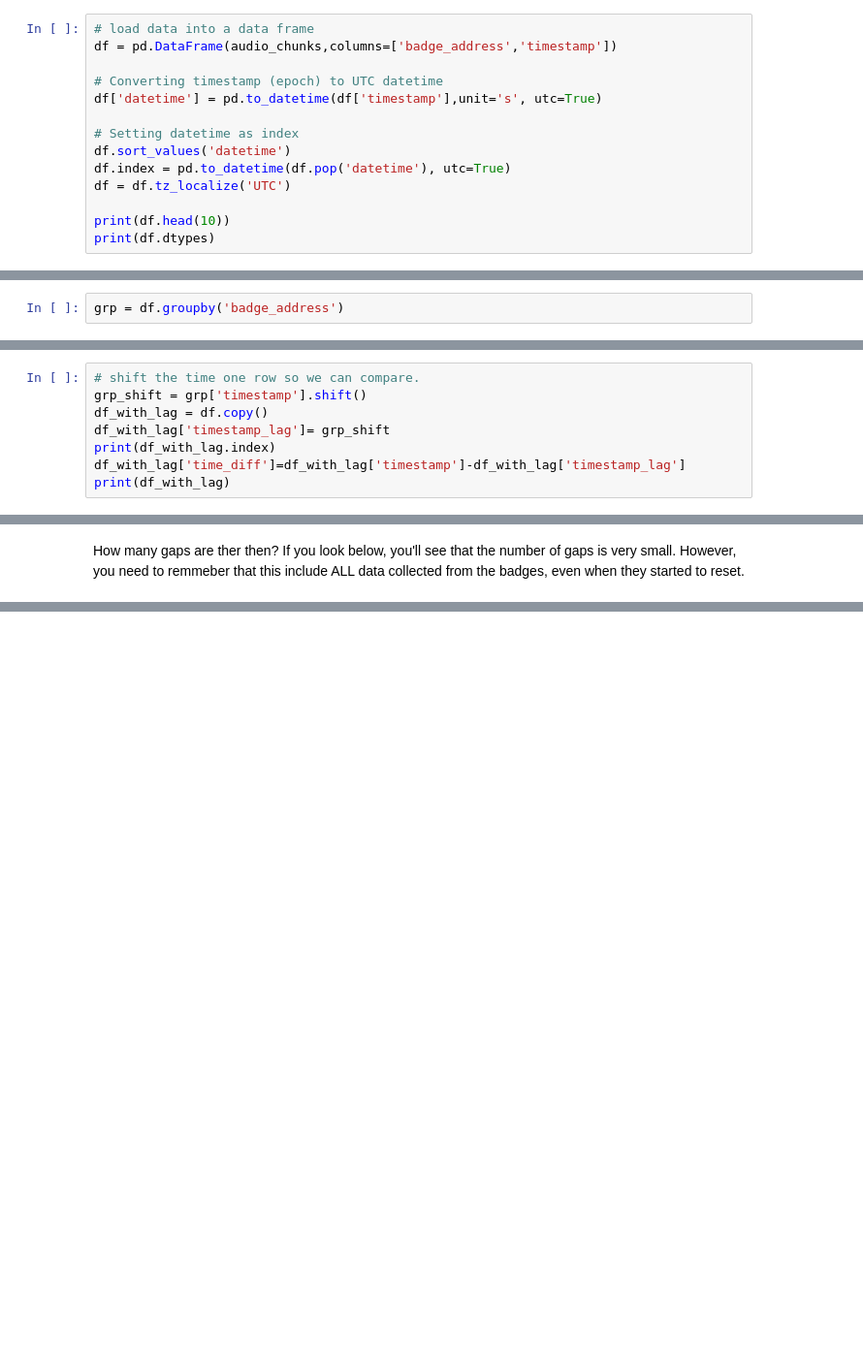
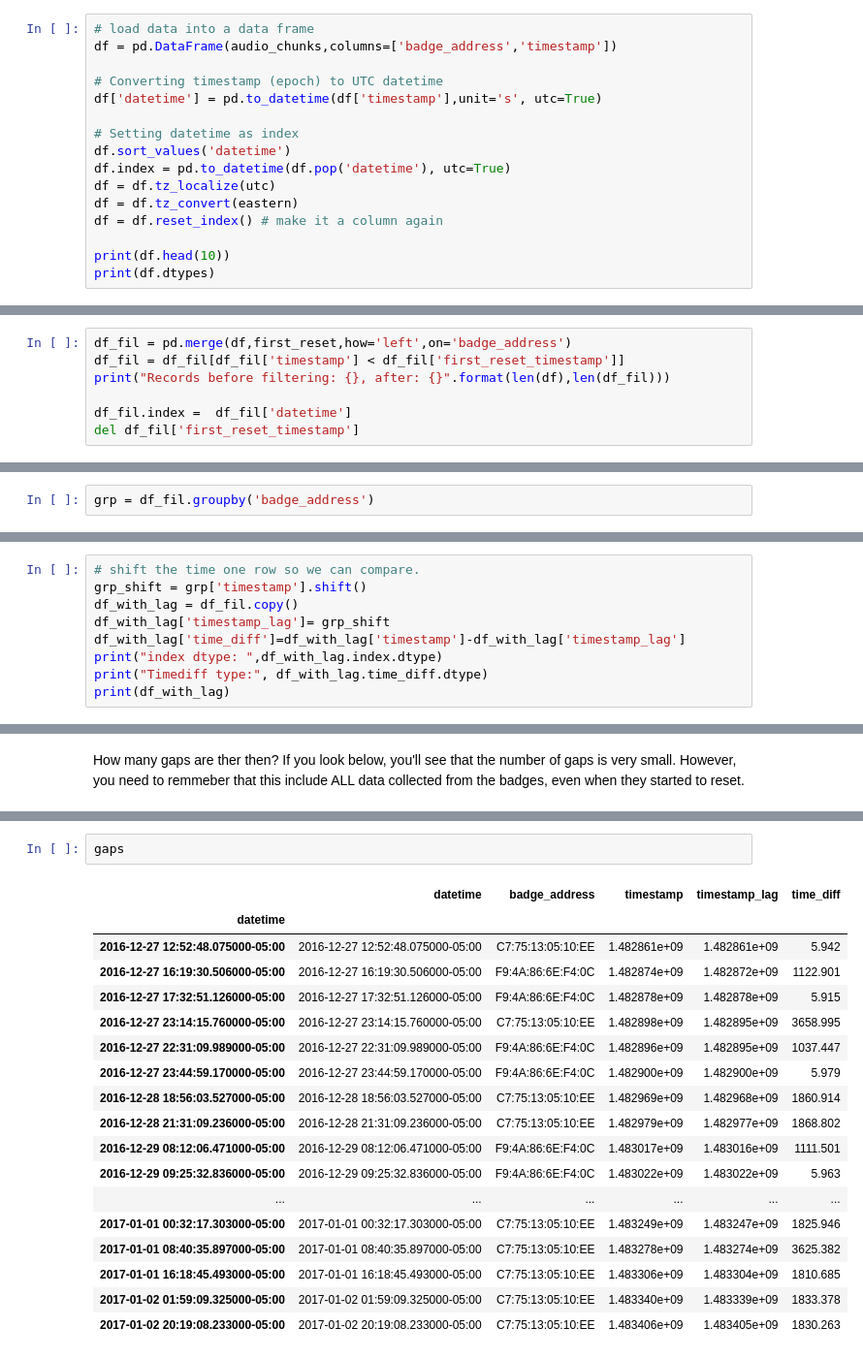
Before and after one commit to HumanDynamics/openbadge-analysis, a Jupyter notebook: examples/notebooks/check_gaps_in_audio_data.ipynb, the cells around one changed output, grey strips where cells are left out. Shown: that part at 97% size. Saved outputs shown, nothing was run; the diff lists cells and outputs as text; blank space fills up the shorter version.

```diff
--- a/examples/notebooks/check_gaps_in_audio_data.ipynb
+++ b/examples/notebooks/check_gaps_in_audio_data.ipynb
@@ -142,7 +148,9 @@ df['datetime'] = pd.to_datetime(df['timestamp'],unit='s', utc=True)
 # Setting datetime as index
 df.sort_values('datetime')
 df.index = pd.to_datetime(df.pop('datetime'), utc=True)
-df = df.tz_localize('UTC')
+df = df.tz_localize(utc)
+df = df.tz_convert(eastern)
+df = df.reset_index() # make it a column again
 
 print(df.head(10))
 print(df.dtypes)
@@ -170,0 +175,7 @@ df.timestamp.isnull().sum()
+# %%
+df_fil = pd.merge(df,first_reset,how='left',on='badge_address')
+df_fil = df_fil[df_fil['timestamp'] < df_fil['first_reset_timestamp']]
+print("Records before filtering: {}, after: {}".format(len(df),len(df_fil)))
+
+df_fil.index =  df_fil['datetime']
+del df_fil['first_reset_timestamp']
@@ -173,7 +186,7 @@ df.timestamp.isnull().sum()
 # %% [markdown]
 calculations are per-badge, so we must group by badges first
 # %%
-grp = df.groupby('badge_address')
+grp = df_fil.groupby('badge_address')
 # %% [markdown]
 Looking at the data to make sure there are no suprises
 # %%
@@ -206,9 +219,10 @@ DatetimeIndex(['2016-12-27 16:51:55.074000+00:00',
 # %%
 # shift the time one row so we can compare.
 grp_shift = grp['timestamp'].shift()
-df_with_lag = df.copy()
+df_with_lag = df_fil.copy()
 df_with_lag['timestamp_lag']= grp_shift
-print(df_with_lag.index)
 df_with_lag['time_diff']=df_with_lag['timestamp']-df_with_lag['timestamp_lag']
+print("index dtype: ",df_with_lag.index.dtype)
+print("Timediff type:", df_with_lag.time_diff.dtype)
 print(df_with_lag)
 # %% [output]
@@ -271,0 +286,21 @@ print(len(gaps)/len(df))
+# %%
+gaps
+# %% [output]
+|  | datetime | badge_address | timestamp | timestamp_lag | time_diff |
+| datetime |  |  |  |  |  |
+| 2016-12-27 12:52:48.075000-05:00 | 2016-12-27 12:52:48.075000-05:00 | C7:75:13:05:10:EE | 1.482861e+09 | 1.482861e+09 | 5.942 |
+| 2016-12-27 16:19:30.506000-05:00 | 2016-12-27 16:19:30.506000-05:00 | F9:4A:86:6E:F4:0C | 1.482874e+09 | 1.482872e+09 | 1122.901 |
+| 2016-12-27 17:32:51.126000-05:00 | 2016-12-27 17:32:51.126000-05:00 | F9:4A:86:6E:F4:0C | 1.482878e+09 | 1.482878e+09 | 5.915 |
+| 2016-12-27 23:14:15.760000-05:00 | 2016-12-27 23:14:15.760000-05:00 | C7:75:13:05:10:EE | 1.482898e+09 | 1.482895e+09 | 3658.995 |
+| 2016-12-27 22:31:09.989000-05:00 | 2016-12-27 22:31:09.989000-05:00 | F9:4A:86:6E:F4:0C | 1.482896e+09 | 1.482895e+09 | 1037.447 |
+| 2016-12-27 23:44:59.170000-05:00 | 2016-12-27 23:44:59.170000-05:00 | F9:4A:86:6E:F4:0C | 1.482900e+09 | 1.482900e+09 | 5.979 |
+| 2016-12-28 18:56:03.527000-05:00 | 2016-12-28 18:56:03.527000-05:00 | C7:75:13:05:10:EE | 1.482969e+09 | 1.482968e+09 | 1860.914 |
+| 2016-12-28 21:31:09.236000-05:00 | 2016-12-28 21:31:09.236000-05:00 | C7:75:13:05:10:EE | 1.482979e+09 | 1.482977e+09 | 1868.802 |
+| 2016-12-29 08:12:06.471000-05:00 | 2016-12-29 08:12:06.471000-05:00 | F9:4A:86:6E:F4:0C | 1.483017e+09 | 1.483016e+09 | 1111.501 |
+| 2016-12-29 09:25:32.836000-05:00 | 2016-12-29 09:25:32.836000-05:00 | F9:4A:86:6E:F4:0C | 1.483022e+09 | 1.483022e+09 | 5.963 |
+| ... | ... | ... | ... | ... | ... |
+| 2017-01-01 00:32:17.303000-05:00 | 2017-01-01 00:32:17.303000-05:00 | C7:75:13:05:10:EE | 1.483249e+09 | 1.483247e+09 | 1825.946 |
+| 2017-01-01 08:40:35.897000-05:00 | 2017-01-01 08:40:35.897000-05:00 | C7:75:13:05:10:EE | 1.483278e+09 | 1.483274e+09 | 3625.382 |
+| 2017-01-01 16:18:45.493000-05:00 | 2017-01-01 16:18:45.493000-05:00 | C7:75:13:05:10:EE | 1.483306e+09 | 1.483304e+09 | 1810.685 |
+| 2017-01-02 01:59:09.325000-05:00 | 2017-01-02 01:59:09.325000-05:00 | C7:75:13:05:10:EE | 1.483340e+09 | 1.483339e+09 | 1833.378 |
+| 2017-01-02 20:19:08.233000-05:00 | 2017-01-02 20:19:08.233000-05:00 | C7:75:13:05:10:EE | 1.483406e+09 | 1.483405e+09 | 1830.263 |
```
Also changed, not shown: parts of 23 cells of this notebook.
